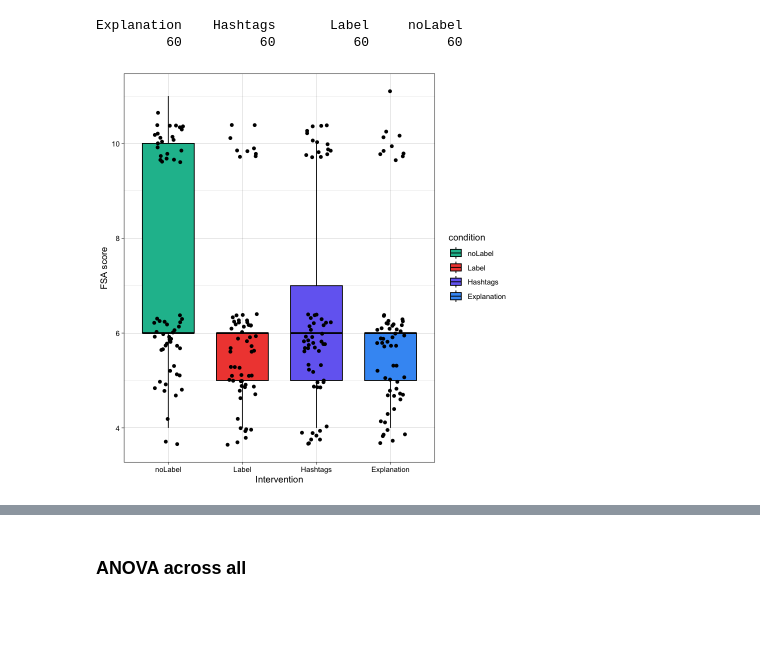
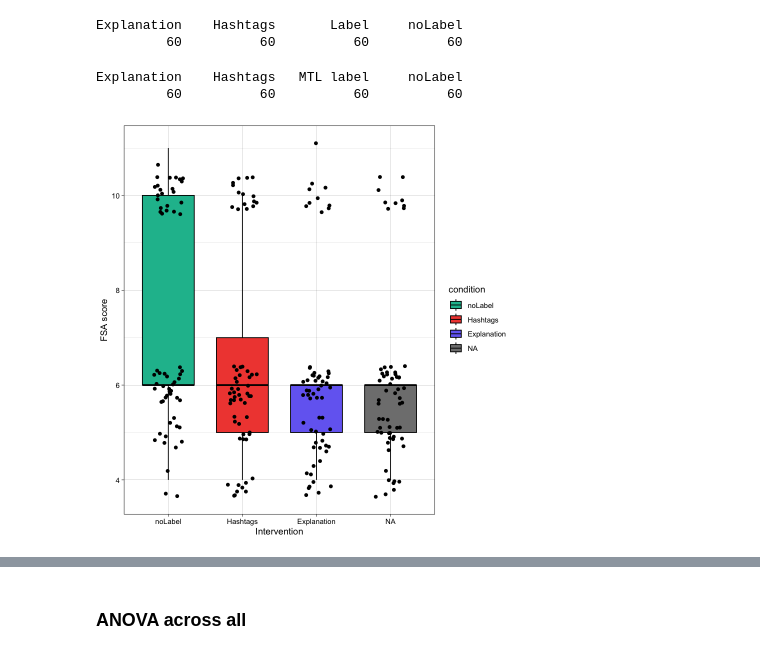
Before and after one commit to ayoubGL/UMAP_25_LLMS_Hash, a Jupyter notebook: Data_Analysis/DA_Umap25_R.ipynb, the cells around one changed output, grey strips where cells are left out. Drawn from its saved outputs; the diff is of its cells as text; code cells hidden in the pictures; blank space fills up the shorter version.

```diff
--- a/Data_Analysis/DA_Umap25_R.ipynb
+++ b/Data_Analysis/DA_Umap25_R.ipynb
@@ -41,11 +43,20 @@ table(cds_df$condition)
 # %% [output]
 Explanation    Hashtags       Label     noLabel
          60          60          60          60
+# %%
+cds_df$condition[cds_df$condition == "Label"] <- "MTL label"
+names(cds_df)[names(cds_df) == "healthiness"] <- "Healthiness"
+
+cds_df$Healthiness[cds_df$Healthiness == "unhealthy"] <- "less healthy"
+table(cds_df$condition)
+# %% [output]
+Explanation    Hashtags   MTL label     noLabel
+         60          60          60          60
 # %%
 ggboxplot(cds_df, x = "condition", y = "fsa_score", fill = "condition",
            palette = c("#1ABC9C","#F14B3F", "#756DF2", "#419af4" ),
-          order = c("noLabel", "Label", "Hashtags", "Explanation"),
+          order = c("noLabel", "MTL", "Hashtags", "Explanation"),
           ylab = "FSA score", xlab = "Intervention", add = "jitter") + theme_linedraw()
 ggsave("./fig/fsalabels_all.pdf",  width=8, height=5,dpi=700)
 # %% [output]
-[figure, old version]
+[figure, new version]
```
Also changed, not shown: parts of 78 cells of this notebook, 49 other files.
